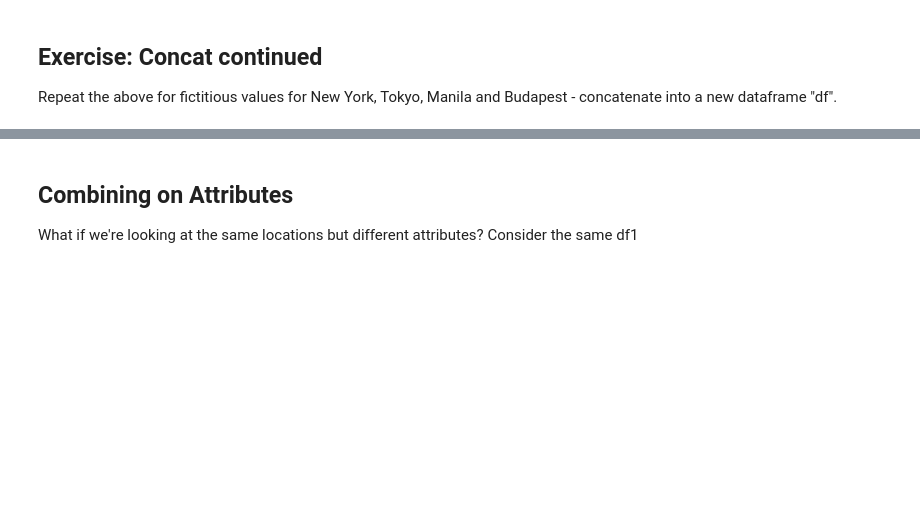
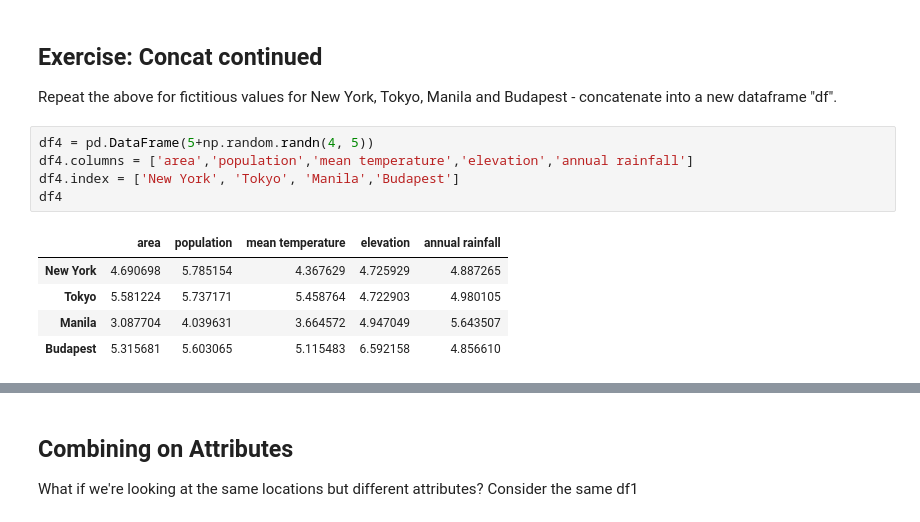
Before and after one commit to jaoshang/QM2, a Jupyter notebook: notebooks/W06. Merging and Joining.ipynb, the cells around one changed output, grey strips where cells are left out. Drawn from its saved outputs; the diff is of its cells as text; blank space fills up the shorter version.

```diff
--- a/notebooks/W06. Merging and Joining.ipynb
+++ b/notebooks/W06. Merging and Joining.ipynb
@@ -152,3 +150,14 @@ df3
 ## Exercise: Concat continued
 
 Repeat the above for fictitious values for New York, Tokyo, Manila and Budapest - concatenate into a new dataframe "df".
+# %%
+df4 = pd.DataFrame(5+np.random.randn(4, 5))
+df4.columns = ['area','population','mean temperature','elevation','annual rainfall']
+df4.index = ['New York', 'Tokyo', 'Manila','Budapest']
+df4
+# %% [output]
+|  | area | population | mean temperature | elevation | annual rainfall |
+| New York | 4.690698 | 5.785154 | 4.367629 | 4.725929 | 4.887265 |
+| Tokyo | 5.581224 | 5.737171 | 5.458764 | 4.722903 | 4.980105 |
+| Manila | 3.087704 | 4.039631 | 3.664572 | 4.947049 | 5.643507 |
+| Budapest | 5.315681 | 5.603065 | 5.115483 | 6.592158 | 4.856610 |
```
Also changed, not shown: parts of 12 cells of this notebook.
